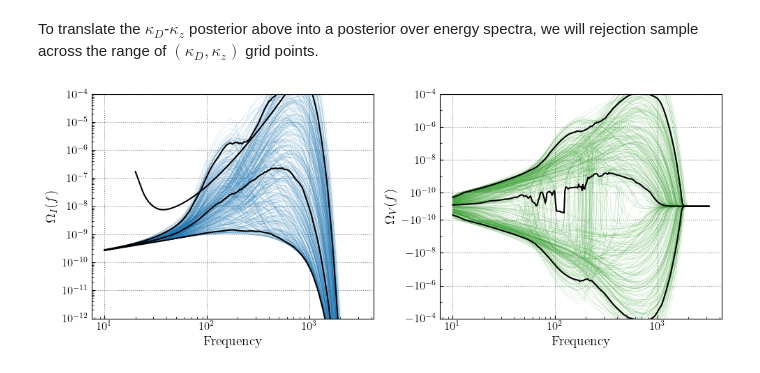
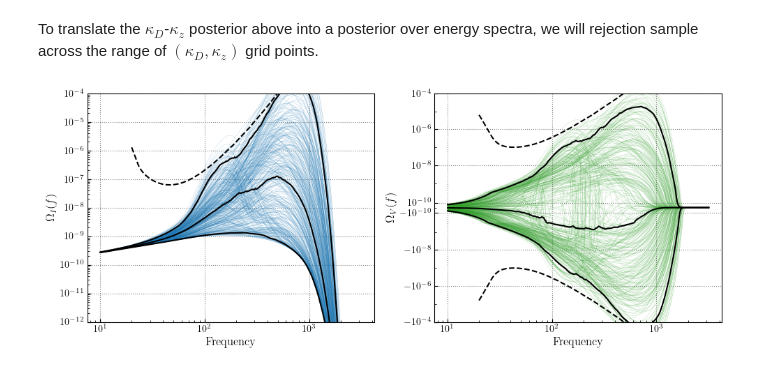
Before and after one commit to tcallister/stochastic-birefringence, a Jupyter notebook: data/inspect_birefringence_delayedSFR_LVO3.ipynb, the cells around one changed output. Cells and saved outputs as stored; diff of their text form; code cells hidden in the pictures.

```diff
--- a/data/inspect_birefringence_delayedSFR_LVO3.ipynb
+++ b/data/inspect_birefringence_delayedSFR_LVO3.ipynb
@@ -226,42 +220,76 @@ for i,ind in tqdm(enumerate(random_inds)):
     OmgI,OmgV = omg.eval(R0,dRdV_delayed,freqs,selected_kappa_ds[ind],selected_kappa_zs[ind])
     OmgIs[i,:] = OmgI
     OmgVs[i,:] = OmgV
+# %%
+# Get PI curves appropriate for the HL-O1 search sensitivity
+PI_freqs,LV_O3_sigmas = np.loadtxt('../input/L1V1_O3.dat',unpack=True,skiprows=1,usecols=(0,2))
+
+# Compute the Stokes I PI curve directly
+StokesI_PI = pi_curve(PI_freqs,LV_O3_sigmas,-10,10)
+
+# For Stokes V, we will need to rescale sigmas by the ratio of Stokes I and Stokes V overlap reduction functions
+# Instantiate baseline object, compute ORFs, and rescale
+L1V1 = Baseline(Detector.L1(),Detector.V1())
+L1V1_gammaI,L1V1_gammaV = L1V1.stokes_overlap_reduction_functions(PI_freqs)
+rescaled_LV_O3_sigmas = LV_O3_sigmas*(L1V1_gammaI/L1V1_gammaV)
+
+# Compute Stokes V PI curve
+StokesV_PI = pi_curve(PI_freqs,rescaled_LV_O3_sigmas,-10,10)
 # %%
+# Now plot!
+
+# Set up figure
 fig,axs = plt.subplots(1,2,figsize=(10,4))
 
+###############
+# Stokes I
+###############
+
 ax = axs[0]
+
+# Plot individual traces
 for i in range(nDraws):
     ax.plot(freqs,OmgIs[i,:],color=blue,lw=0.3,alpha=0.3)
 
+# Plot bounds and PI curves
 ax.plot(freqs,np.median(OmgIs,axis=0),color='black')
 ax.plot(freqs,np.quantile(OmgIs,0.95,axis=0),color='black')
 ax.plot(freqs,np.quantile(OmgIs,0.05,axis=0),color='black')
+ax.plot(PI_freqs,StokesI_PI,color='black',ls='--')
 
-O3_PI_freqs,O3_PI = np.loadtxt('../input/O3PICurve.dat',unpack=True,usecols=(0,2),skiprows=4)
-ax.plot(O3_PI_freqs,O3_PI,color='black')
-
+# Misc formatting
 ax.set_xscale('log')
 ax.set_yscale('log')
 ax.set_ylim(1e-12,1e-4)
 ax.set_xlabel('Frequency')
 ax.set_ylabel('$\Omega_I(f)$')
 
+###############
+# Stokes V
+###############
+
 ax = axs[1]
+
+# Plot individual traces
 for i in range(nDraws):
     ax.plot(freqs,OmgVs[i,:],color=green,lw=0.3,alpha=0.3)
 
+# Plot bounds and PI curves
 ax.plot(freqs,np.median(OmgVs,axis=0),color='black')
 ax.plot(freqs,np.quantile(OmgVs,0.95,axis=0),color='black')
 ax.plot(freqs,np.quantile(OmgVs,0.05,axis=0),color='black')
+ax.plot(PI_freqs,StokesV_PI,color='black',ls='--')
+ax.plot(PI_freqs,-StokesV_PI,color='black',ls='--')
 
+# Misc formatting
 ax.set_xscale('log')
-ax.set_yscale('symlog',linthresh=1e-10,linscale=0.75)
+ax.set_yscale('symlog',linthresh=3e-10,linscale=0.75)
 ax.set_ylim(-1e-4,1e-4)
 ax.set_xlabel('Frequency')
 ax.set_ylabel('$\Omega_V(f)$')
 ax.set_yticks([-1e-4,-1e-6,-1e-8,-1e-10,1e-10,1e-8,1e-6,1e-4])
 
 plt.tight_layout()
 plt.show()
 # %% [output]
-[figure, old version]
+[figure, new version]
```
Also changed, not shown: parts of 7 cells of this notebook, 8 other files.
